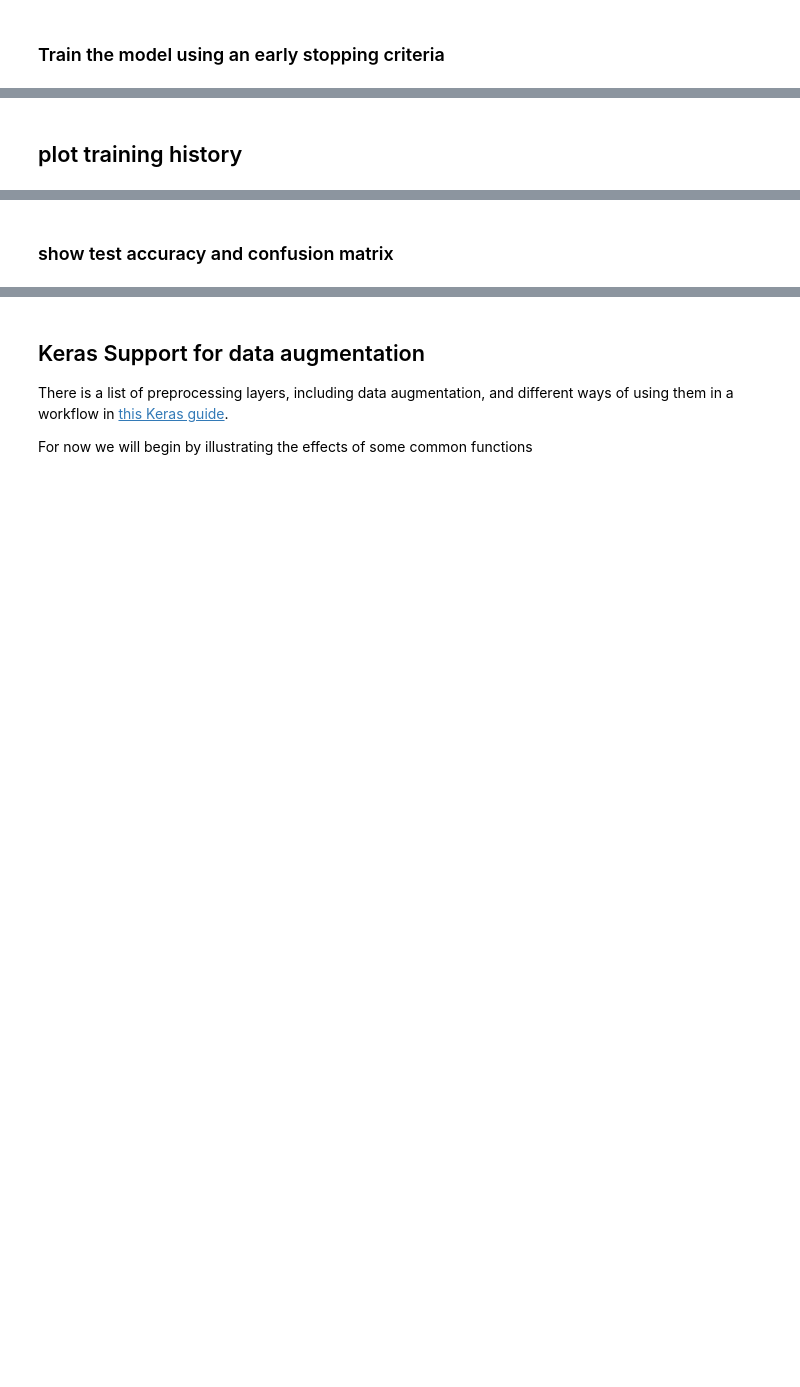
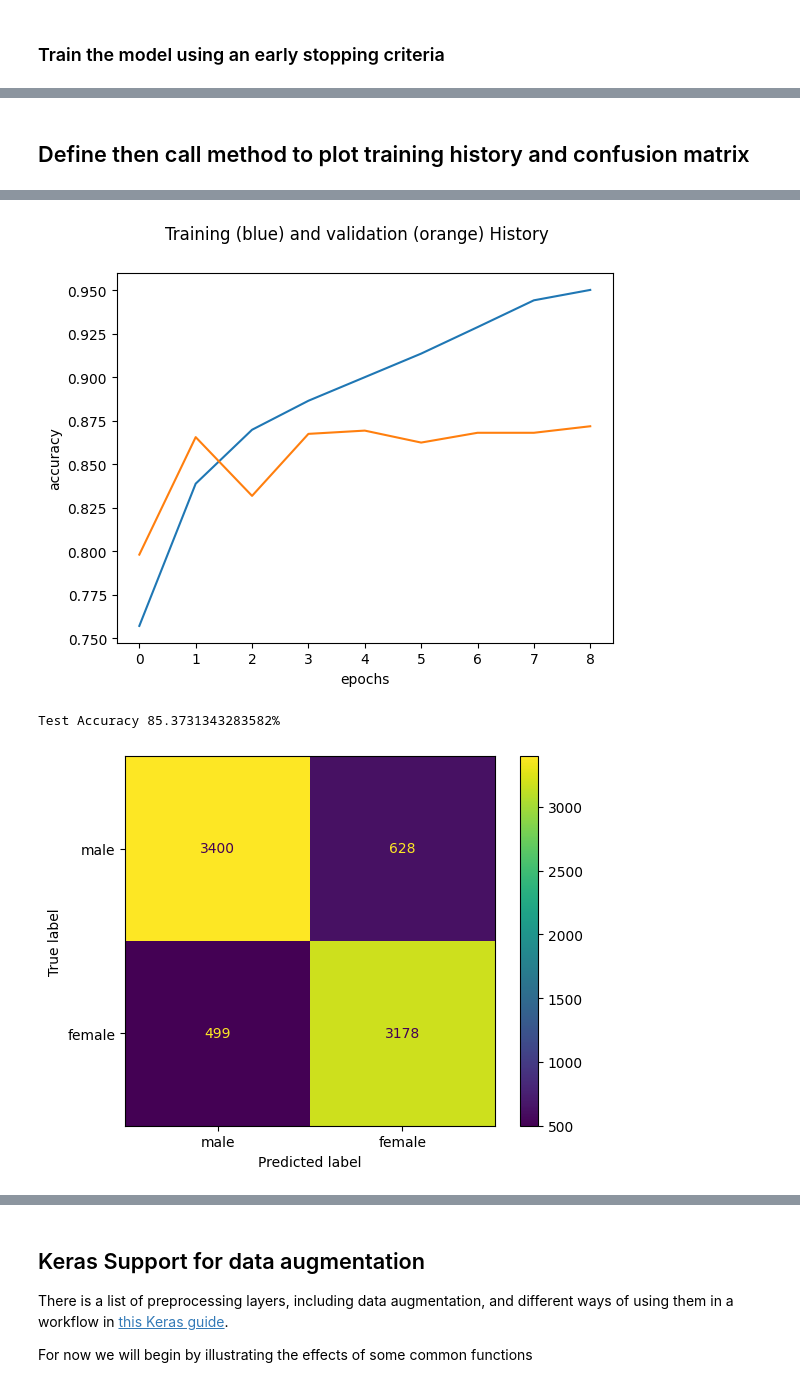
Before and after one commit to jim-smith/Advanced_AI, a Jupyter notebook: Learning_Materials/week3/W3_Practical_Activities.ipynb, the cells around one changed output, grey strips where cells are left out. Cells and saved outputs as stored; diff of their text form; code cells hidden in the pictures; blank space fills up the shorter version.

```diff
--- a/Learning_Materials/week3/W3_Practical_Activities.ipynb
+++ b/Learning_Materials/week3/W3_Practical_Activities.ipynb
@@ -32,0 +36,5 @@ from tensorflow.keras.callbacks import EarlyStopping
+# %%
+batchsize=50
+max_epochs=100
+num_imgs=1000
+patience=5
@@ -124,9 +178,9 @@ convnet.summary()
 # %% [markdown]
 ### Train the model using an early stopping criteria
 # %%
-early_stopping = EarlyStopping(monitor='val_loss',patience=10,
+early_stopping = EarlyStopping(monitor='val_loss',patience=patience,
                                min_delta=0.001,
                                restore_best_weights=True)
 
 
-history= convnet.fit(X_train,y_train,validation_split=0.1,epochs=50,batch_size=64, callbacks=early_stopping,verbose=True)
+history= convnet.fit(X_train,y_train,validation_split=0.1,epochs=max_epochs,batch_size=batchsize, callbacks=early_stopping,verbose=True)
@@ -133,8 +209,19 @@ history= convnet.fit(X_train,y_train,validation_split=0.1,epochs=50,batch_size=6
 # %% [markdown]
-## plot training history
+## Define then call method to plot training history and confusion matrix
+# %%
+def report(history,y_pred,y_true):
+    plt.plot(history.epoch, history.history["accuracy"],history.history['val_accuracy'])
+    plt.xlabel('epochs')
+    plt.ylabel('accuracy')
+    plt.suptitle('Training (blue) and validation (orange) History')
+    plt.show()
+
+    predicted= np.argmax(y_pred,axis=1)
+    actual = np.argmax(y_true,axis=1)
+    print(f'Test Accuracy {(predicted==actual).sum() *100/len(actual)}%')
+    cm=ConfusionMatrixDisplay.from_predictions(actual,predicted,display_labels=['male','female'])
 # %%
-plt.plot(history.epoch, history.history["accuracy"],history.history['val_accuracy'])
-plt.xlabel('epochs')
-plt.ylabel('accuracy')
-plt.suptitle('Training History')
-plt.show()
+y_pred= convnet.predict(X_test)
+y_true=y_test
+report(history,y_pred,y_true)
+# %% [output]
@@ -141,2 +230,3 @@ plt.show()
+[figure, added]
+Test Accuracy 85.3731343283582%
+[figure, added]
-# %% [markdown]
-### show test accuracy and confusion matrix
```
Also changed, not shown: parts of 37 cells of this notebook, 6 other files.
